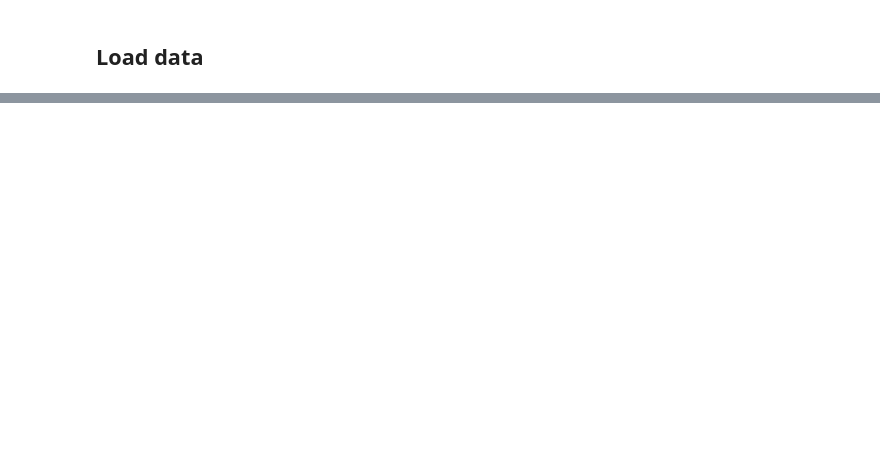
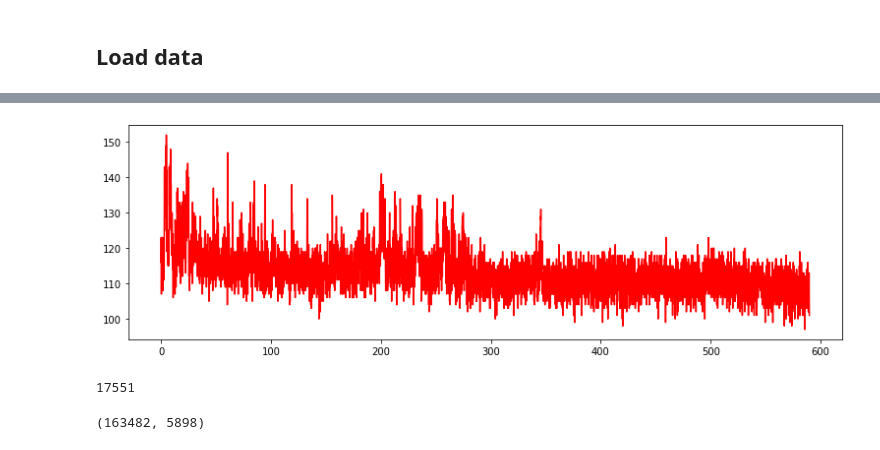
Before and after one commit to ashleefeng/pacbio, a Jupyter notebook: dev/dtw2 testing.ipynb, the cells around one changed output, grey strips where cells are left out. Drawn from its saved outputs; the diff is of its cells as text; code cells hidden in the pictures; blank space fills up the shorter version.

```diff
--- a/dev/dtw2 testing.ipynb
+++ b/dev/dtw2 testing.ipynb
@@ -87,0 +27,9 @@ for i in range(n_traces):
+# %%
+raw_traces, decode_array, time_axis = utils.load_data(sample_prefix2)
+traces = utils_dtw.smoothen_cy5(raw_traces[:])
+n_traces = traces.shape[0]
+n_frames = traces.shape[1]
+
+colors = ['green', (0, 1, 0), 'red', 'orange']
+lasers = ['Cy3', 'Cy3.5', 'Cy5', 'Cy5.5']
+init_class = np.zeros((N_CLASS, n_frames))
@@ -87,0 +38,2 @@ for i in range(n_traces):
+# %%
+scaled_data_cy5 = utils_dtw.normalize(traces)
@@ -88,3 +42,3 @@ for i in range(n_traces):
 # %%
-labels_p = utils_dtw.dtw_classification_parallel(scaled_data_cy5, 3, n_frames, CLS_EXAMPLE)
+labels_p = utils_dtw.dtw_classification_parallel(scaled_data_cy5, 4, n_frames, CLS_EXAMPLE)
 # %% [output]
@@ -93,0 +57,12 @@ plt.hist(labels_p)
+# %%
+plt.figure(figsize=(13, 4))
+traceID = np.random.choice(classes[3])
+# plt.plot(time_axis, raw_traces[traceID, 0, :], 'g')
+# plt.plot(time_axis, raw_traces[traceID, 1, :], 'b')
+plt.plot(time_axis, raw_traces[traceID, 2, :], 'r')
+# plt.plot(time_axis, raw_traces[traceID, 3, :], 'm')
+plt.show()
+print(traceID)
+# %% [output]
+[figure, added]
+17551
@@ -94 +71,5 @@ plt.hist(labels_p)
+# %%
+scaled_data_cy5.shape
+# %% [output]
+(163482, 5898)
 # %%
```
Also changed, not shown: parts of 13 cells of this notebook, 5 other files.
